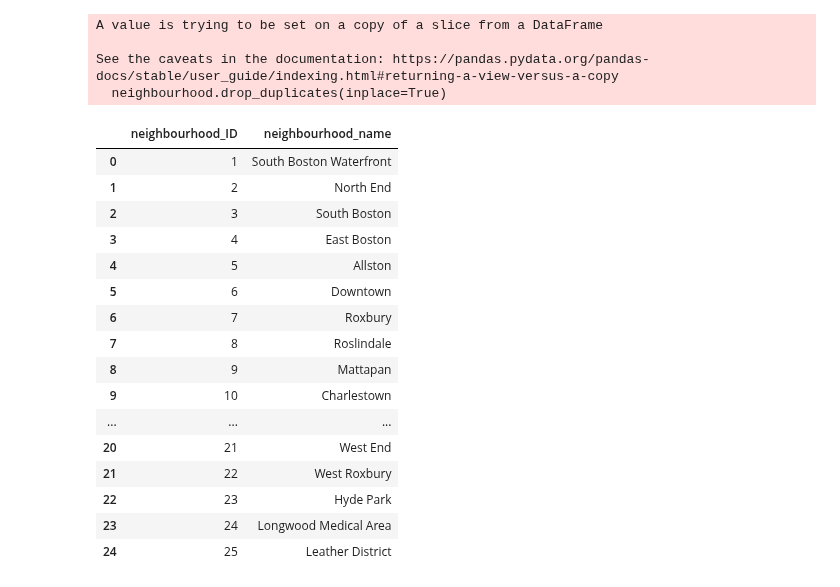
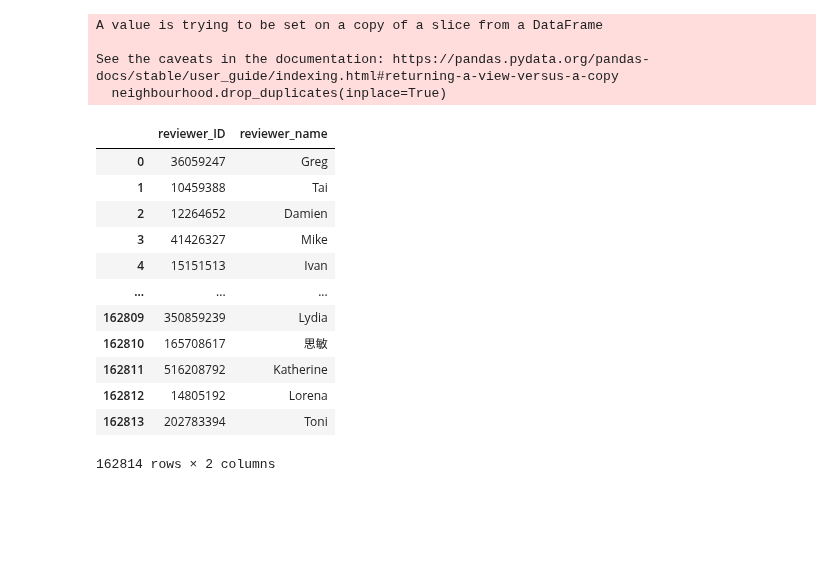
Before and after one commit to hkmodi31/Boston-Airbnb-Data-Storage, a Jupyter notebook: data_preprocessing.ipynb, the cells around one changed output. Cells and saved outputs as stored; diff of their text form; code cells hidden in the pictures; blank space fills up the shorter version.

```diff
--- a/data_preprocessing.ipynb
+++ b/data_preprocessing.ipynb
@@ -5,7 +5,7 @@ import numpy as np
 import os
 # %%
 #reading data stored in local machine (available online)
-reviews = pd.read_csv("./data/reviews_detailed.csv")
+user_reviews = pd.read_csv("./data/reviews_detailed.csv")
 calendar = pd.read_csv("./data/calendar_detailed.csv")
 listings = pd.read_csv("./data/listings_detailed.csv")
 # %%
@@ -23,10 +23,11 @@ listings.drop(["scrape_id","last_scraped","source","price", "bathrooms",'minimum
        'availability_90', 'availability_365', 'calendar_last_scraped','license','reviews_per_month'], axis = 1, inplace = True)
 # %%
 #creating new table with reviewers data. This includes reviewer name and id
-reviewers = reviews[["reviewer_id","reviewer_name"]]
+reviewers = user_reviews[["reviewer_id","reviewer_name"]]
 reviewers.drop_duplicates(subset=["reviewer_id"], inplace=True)
 reviewers.reset_index(inplace=True)
 reviewers.drop(columns=["index"], inplace=True)
+reviewers.rename(columns={'reviewer_id':'reviewer_ID'}, inplace = True)
 # %% [output]
 A value is trying to be set on a copy of a slice from a DataFrame
 
@@ -181,23 +200,19 @@ A value is trying to be set on a copy of a slice from a DataFrame
 See the caveats in the documentation: https://pandas.pydata.org/pandas-docs/stable/user_guide/indexing.html#returning-a-view-versus-a-copy
   neighbourhood.drop_duplicates(inplace=True)
 # %%
-neighbourhood
+reviewers
 # %% [output]
-|  | neighbourhood_ID | neighbourhood_name |
-| 0 | 1 | South Boston Waterfront |
-| 1 | 2 | North End |
-| 2 | 3 | South Boston |
-| 3 | 4 | East Boston |
-| 4 | 5 | Allston |
-| 5 | 6 | Downtown |
-| 6 | 7 | Roxbury |
-| 7 | 8 | Roslindale |
-| 8 | 9 | Mattapan |
-| 9 | 10 | Charlestown |
+|  | reviewer_ID | reviewer_name |
+| 0 | 36059247 | Greg |
+| 1 | 10459388 | Tai |
+| 2 | 12264652 | Damien |
+| 3 | 41426327 | Mike |
+| 4 | 15151513 | Ivan |
 | ... | ... | ... |
-| 20 | 21 | West End |
-| 21 | 22 | West Roxbury |
-| 22 | 23 | Hyde Park |
-| 23 | 24 | Longwood Medical Area |
-| 24 | 25 | Leather District |
+| 162809 | 350859239 | Lydia |
+| 162810 | 165708617 | 思敏 |
+| 162811 | 516208792 | Katherine |
+| 162812 | 14805192 | Lorena |
+| 162813 | 202783394 | Toni |
+162814 rows × 2 columns
 # %%
```
Also changed, not shown: parts of 16 cells of this notebook, 1 other file.
